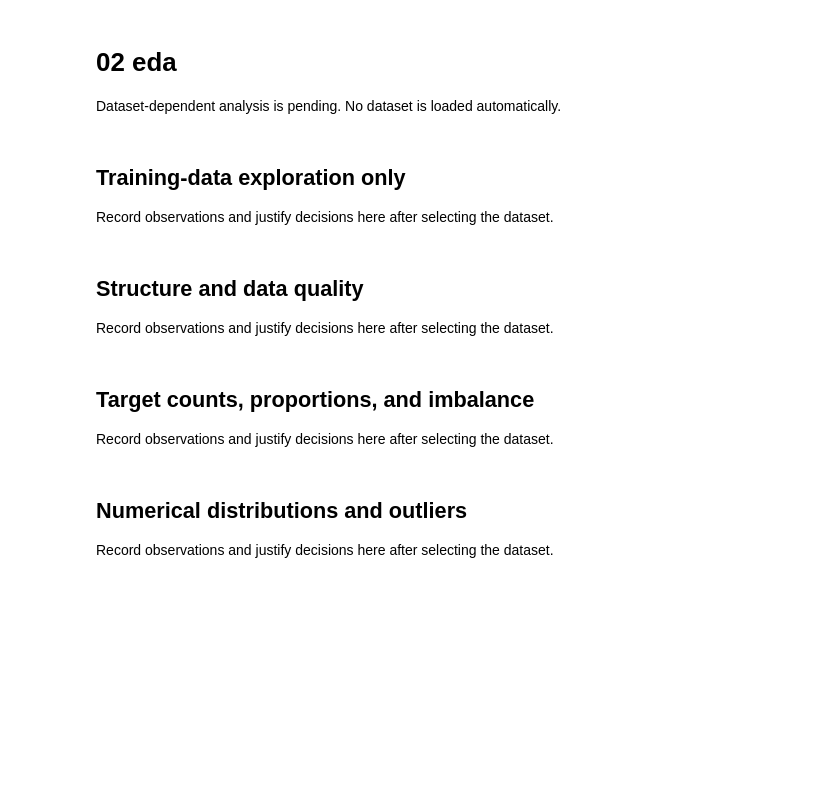
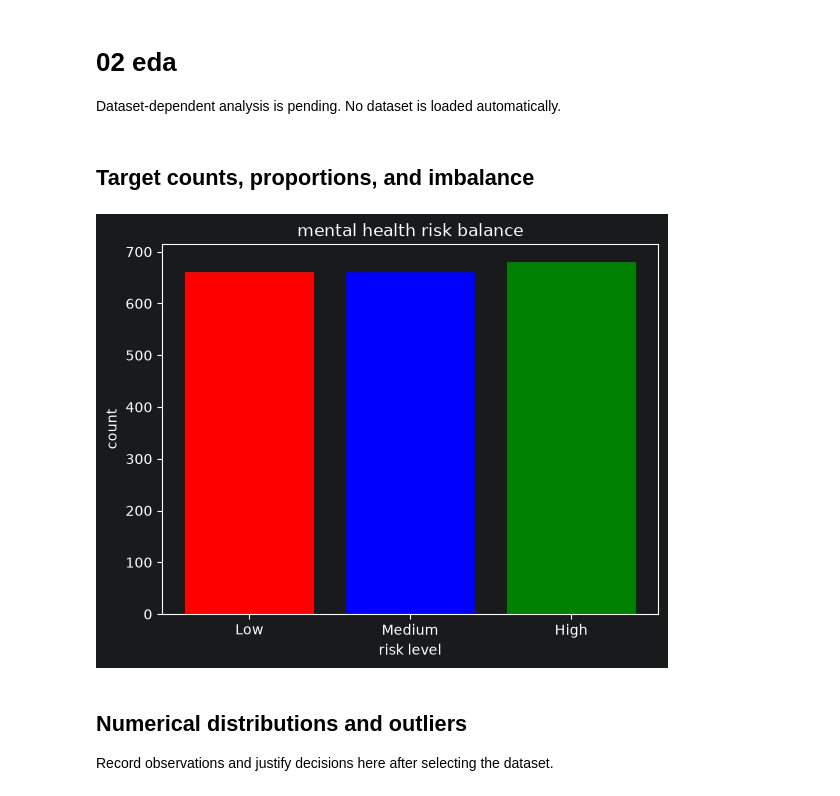
Before and after one commit to amineelhailaa/CampusEcho, a Jupyter notebook: notebooks/02_eda.ipynb, the cells around one changed output. Saved outputs shown, nothing was run; the diff lists cells and outputs as text; code cells hidden in the pictures; blank space fills up the shorter version.

```diff
--- a/notebooks/02_eda.ipynb
+++ b/notebooks/02_eda.ipynb
@@ -3,18 +3,22 @@
 Dataset-dependent analysis is pending. No dataset is loaded automatically.
 # %%
 from pathlib import Path
-import classification
-DATA_DIR = Path("/workspace/data")
-print("Shared package available; dataset selection is pending.")
+import pandas as pd
+DATA_DIR = Path("/workspace/data/raw")
+df = pd.read_csv(Path(DATA_DIR) / "student_mental_health.csv")
-# %% [markdown]
-## Training-data exploration only
-Record observations and justify decisions here after selecting the dataset.
-# %% [markdown]
-## Structure and data quality
-Record observations and justify decisions here after selecting the dataset.
 # %% [markdown]
 ## Target counts, proportions, and imbalance
-Record observations and justify decisions here after selecting the dataset.
+# %%
+import matplotlib.pyplot as plt
+
+counts = df["Mental_Health_Risk"].value_counts().reindex(["Low", "Medium", "High"])
+plt.bar(counts.index, counts.values, color = ["red", "blue", "green"])
+plt.title("mental health risk balance")
+plt.xlabel("risk level")
+plt.ylabel("count")
+plt.show()
+# %% [output]
+[figure, added]
 # %% [markdown]
 ## Numerical distributions and outliers
 Record observations and justify decisions here after selecting the dataset.
```
Also changed, not shown: parts of 14 cells of this notebook.
